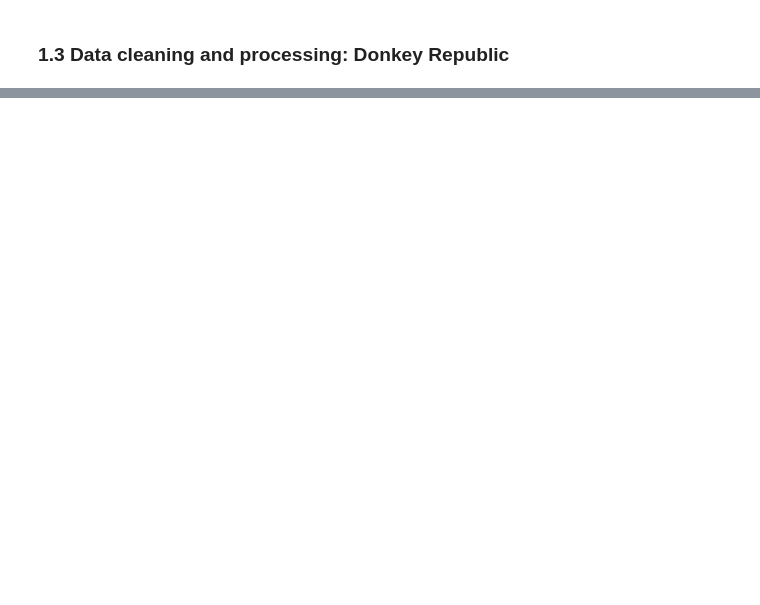
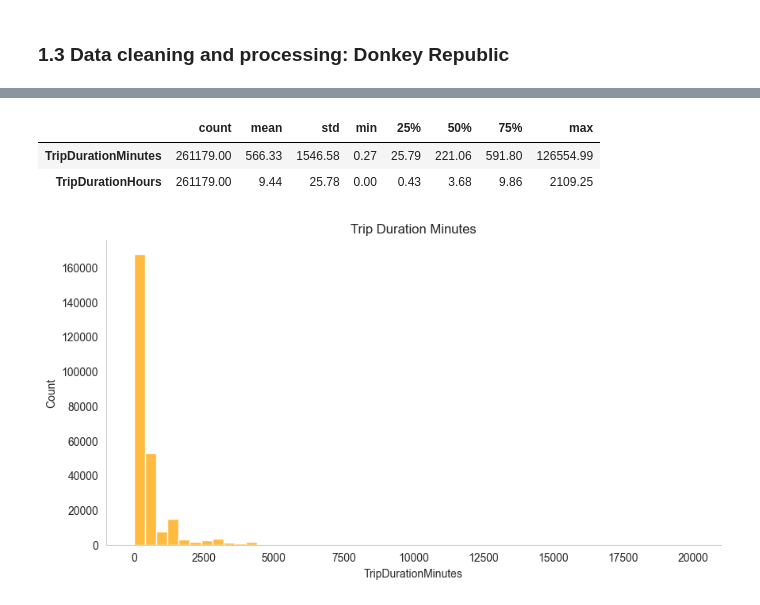
Before and after one commit to mihainipomici/multimodal_public_transport_copenhagen, a Jupyter notebook: notebooks/EDA_final.ipynb, the cells around one changed output, grey strips where cells are left out. Cells and saved outputs as stored; diff of their text form; code cells hidden in the pictures; blank space fills up the shorter version.

```diff
--- a/notebooks/EDA_final.ipynb
+++ b/notebooks/EDA_final.ipynb
@@ -647,2 +827,6 @@ gm_original.describe().T.style.format("{:.2f}")
 # %% [markdown]
 ### 1.3 Data cleaning and processing: Donkey Republic
+# %%
+dr_processing['TripDurationHours'] = (dr_processing['EndTime'] - dr_processing['StartTime']).dt.total_seconds()/3600
+dr_processing['TripDurationMinutes'] = dr_processing['TripDurationHours']*60  #   trip duration in min
+dr_processing.describe().T.style.format("{:.2f}")
@@ -648,0 +954,19 @@ gm_original.describe().T.style.format("{:.2f}")
+# %%
+dr_processing = dr_processing[~dr_processing['dropoff_hub_id'].isnull()]
+dr_processing = dr_processing[dr_processing['TripDurationMinutes']>0]
+dr_processing[['TripDurationMinutes','TripDurationHours']].describe().T.style.format("{:.2f}")
+# %% [output]
+|  | count | mean | std | min | 25% | 50% | 75% | max |
+| TripDurationMinutes | 261179.00 | 566.33 | 1546.58 | 0.27 | 25.79 | 221.06 | 591.80 | 126554.99 |
+| TripDurationHours | 261179.00 | 9.44 | 25.78 | 0.00 | 0.43 | 3.68 | 9.86 | 2109.25 |
+# %%
+# plot gm_processing['TripDurationMinutes'] histogram using seaborn
+plt.figure(figsize=(10, 5))
+sns.histplot(data=dr_processing[dr_processing['TripDurationMinutes']<20000], x='TripDurationMinutes', bins=50, color='orange')
+sns.set_style('whitegrid')
+sns.despine()
+plt.grid(False)
+plt.title('Trip Duration Minutes')
+plt.show()
+# %% [output]
+[figure, added]
```
Also changed, not shown: parts of 57 cells of this notebook.
